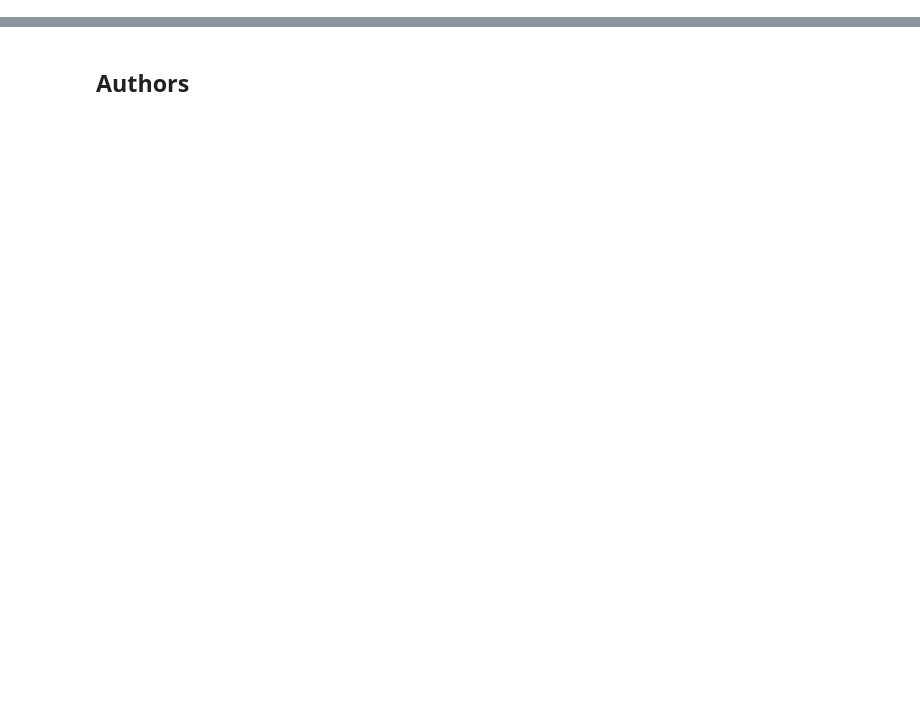
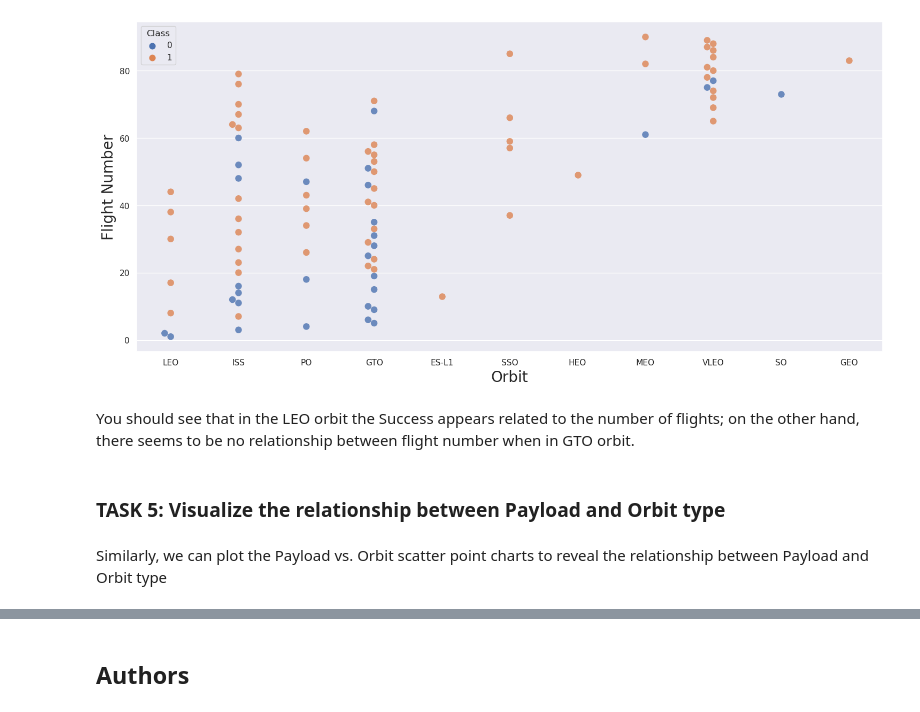
Before and after one commit to kingsley-jpg/applied-data-science-capstone, a Jupyter notebook: Final_Assignment.ipynb, the cells around one changed output, grey strips where cells are left out. Cells and saved outputs as stored; diff of their text form; code cells hidden in the pictures; blank space fills up the shorter version.

```diff
--- a/Final_Assignment.ipynb
+++ b/Final_Assignment.ipynb
@@ -409,0 +152,15 @@ Now you have discovered many interesting insights related to the launch sites' l
+# %%
+sns.set_theme(color_codes=True)
+plt.figure(figsize=(18,8))
+sns.swarmplot(x="Orbit", y="FlightNumber", hue="Class", data=df, dodge=False, alpha=.8, size=9)
+plt.xlabel("Orbit",fontsize=20)
+plt.ylabel("Flight Number",fontsize=20)
+plt.show()
+# %% [output]
+[figure, added]
+# %% [markdown]
+You should see that in the LEO orbit the Success appears related to the number of flights; on the other hand, there seems to be no relationship between flight number when in GTO orbit.
+# %% [markdown]
+### TASK  5: Visualize the relationship between Payload and Orbit type
+# %% [markdown]
+Similarly, we can plot the Payload vs. Orbit scatter point charts to reveal the relationship between Payload and Orbit type
```
Also changed, not shown: parts of 140 cells of this notebook.
